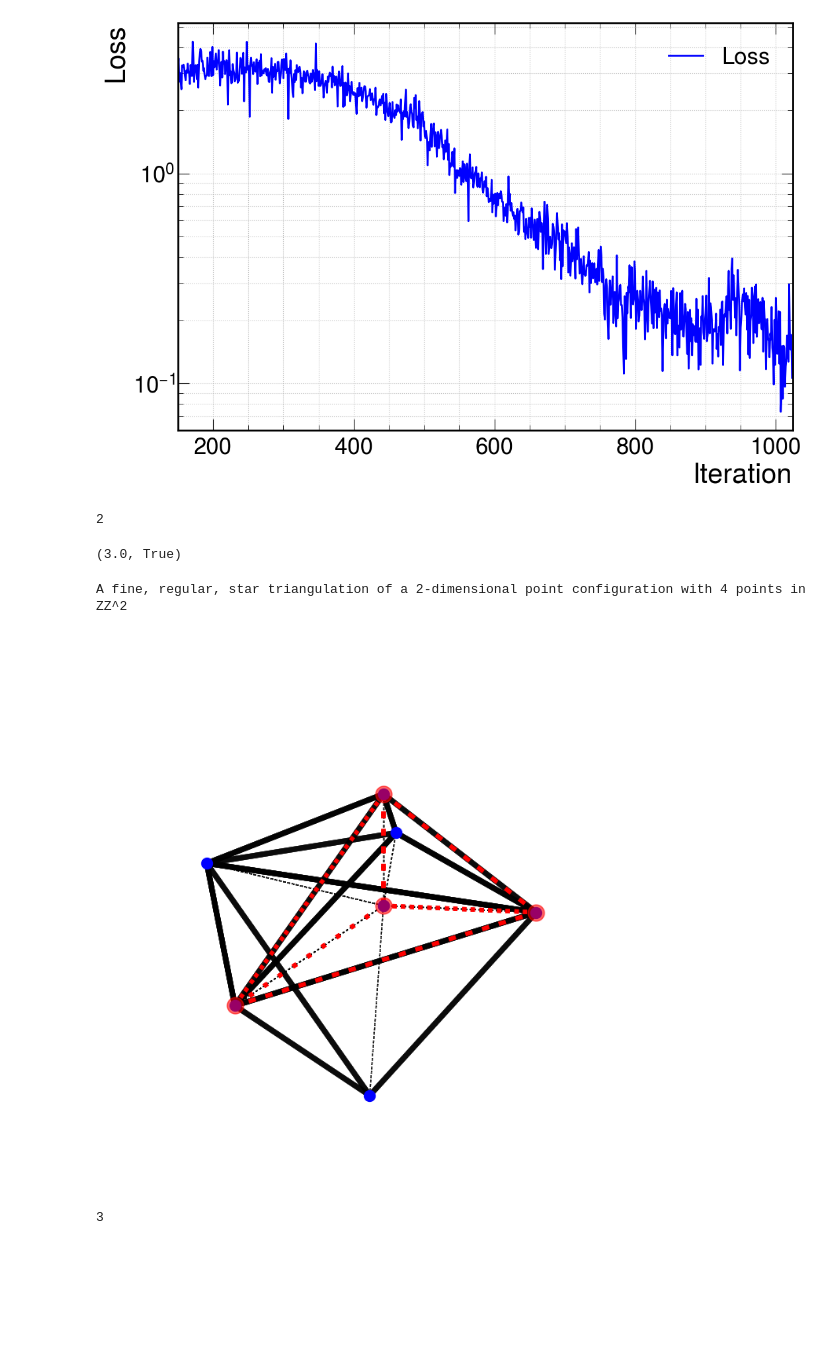
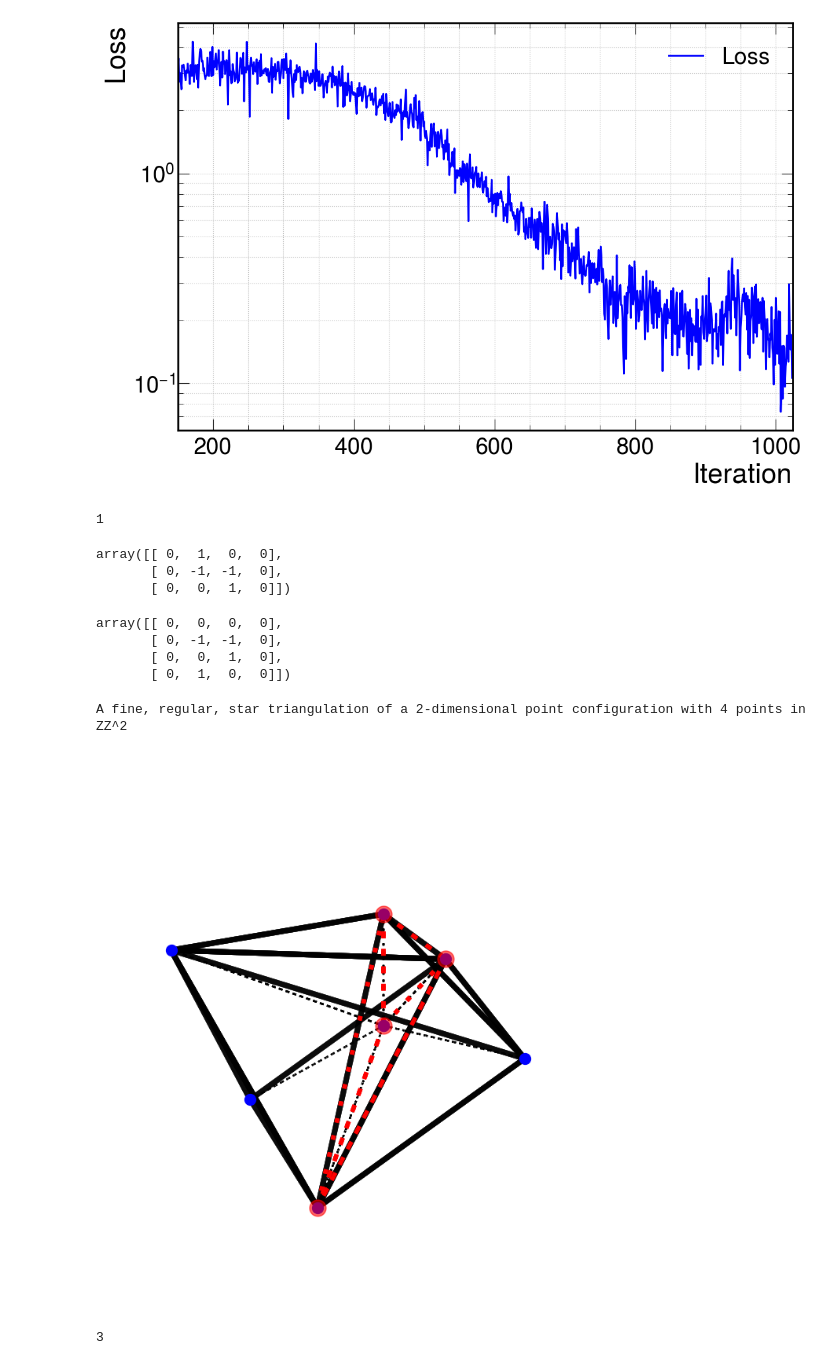
Before and after one commit to elliheyes/Triangulation-Generation, a Jupyter notebook: RL_fib_and_triang.ipynb, the cells around one changed output. Drawn from its saved outputs; the diff is of its cells as text; code cells hidden in the pictures; blank space fills up the shorter version.

```diff
--- a/RL_fib_and_triang.ipynb
+++ b/RL_fib_and_triang.ipynb
@@ -125,9 +125,13 @@ class SubpolytopeEnvironment(object):
         if len(vertices.shape) < 2:
             reward -= 10.
         else:
-            p_reduced = Polytope(np.asarray(self.reduce_polytope(vertices), np.int32))
-            reward += (1.0 if p_reduced.is_reflexive() else -1.0)
-            reward -= (p_reduced.dimension() - self._d)**2
+            vertices_reduced = np.asarray(self.reduce_polytope(vertices), np.int32)
+            if vertices_reduced.size != 0:
+                p_reduced = Polytope(vertices_reduced)
+                reward += (1.0 if p_reduced.is_reflexive() else -1.0)
+                reward -= (p_reduced.dimension() - self._d)**2
+            else:
+                reward -= 10
 
         return reward, reward > 0
 
@@ -560,13 +564,13 @@ polytopes = fetch_polytopes(h11=3, lattice="N", limit=100, as_list=True)
 #         if len(polytopes[i].find_2d_reflexive_subpolytopes())>1:
 #             print(i)
 # %%
-p = Polytope([
-    [0, 0, 1, 0],
-    [0, 0, 0, 1],
-    [0, 1, -2, -3],
-    [1, 0, -2, -3],
-    [0, -1, -2, -3],
-    [-1, -1, -2, -3]])
+# p = Polytope([
+#     [0, 0, 1, 0],
+#     [0, 0, 0, 1],
+#     [0, 1, -2, -3],
+#     [1, 0, -2, -3],
+#     [0, -1, -2, -3],
+#     [-1, -1, -2, -3]])
 p = polytopes[15]
 # p = Polytope([
 #     [0, 0, 1, 0],
@@ -736,11 +740,21 @@ while not done:
 # %%
 num_steps
 # %% [output]
-2
+1
 # %%
 f_env.R(restore_state(state))
+f_env._s_env.intersect(restore_state(state)[1])
 # %% [output]
-(3.0, True)
+array([[ 0,  1,  0,  0],
+       [ 0, -1, -1,  0],
+       [ 0,  0,  1,  0]])
+# %%
+Polytope(vertices).points()
+# %% [output]
+array([[ 0,  0,  0,  0],
+       [ 0, -1, -1,  0],
+       [ 0,  0,  1,  0],
+       [ 0,  1,  0,  0]])
 # %%
 t_src = f_env.combine_triangulation(restore_state(state)[0])
 vertices = f_env._s_env.intersect(restore_state(state)[1])
@@ -792,37 +806,37 @@ def plot(simplices, p, params = None, mask_internal_edges=False):
                     params = {
                         'c': 'k',
                         'linewidth': '5'}
 
                 current_params = deepcopy(params)
 
                 if mask_internal_edges:
                     if np.max(np.abs(facet_j(j))) == 0 or np.max(np.abs(facet_j(j+k))) ==0:
                         current_params['linestyle'] = '-'
-                        current_params['linewidth'] /= 5
+                        current_params['linewidth'] /= 3
                         current_params['dashes'] = (1,3)
 
                 ax.plot(
                     [facet_j(j)[0], facet_j(j+k)[0]],
                     [facet_j(j)[1], facet_j(j+k)[1]],
                     [facet_j(j)[2], facet_j(j+k)[2]], **current_params)
 
 
 
 plot(t.simplices(), pts, params={'c': 'k', 'linewidth': 5, 'alpha': 0.4}, mask_internal_edges=True)
 plot(t_sub.simplices(), pts_sub, params={'c': 'r', 'linestyle': '--', 'dashes': (1,3), 'linewidth': 4}, mask_internal_edges=False)
 
 
 
 ax.plot(pts[:,0], pts[:,1], pts[:,2], 'bo', markersize=10)
 ax.plot(pts_sub[:,0], pts_sub[:,1], pts_sub[:,2], 'ro', markersize=15, alpha=0.6)
 
 
 ax.set_axis_off()
 
-ax.view_init(elev=30, azim=-85, roll=0)
-plt.savefig("fibration_example_h11_5_masked_edges.pdf", bbox_inches='tight')
+ax.view_init(elev=30, azim=-65, roll=0)
+plt.savefig("fibration_example_h11_5_masked_edges_f2.pdf", bbox_inches='tight')
 # %% [output]
-[figure, old version]
+[figure, new version]
 # %%
 p.h11(lattice='N')
 # %% [output]
```
Also changed, not shown: 1 other file.
